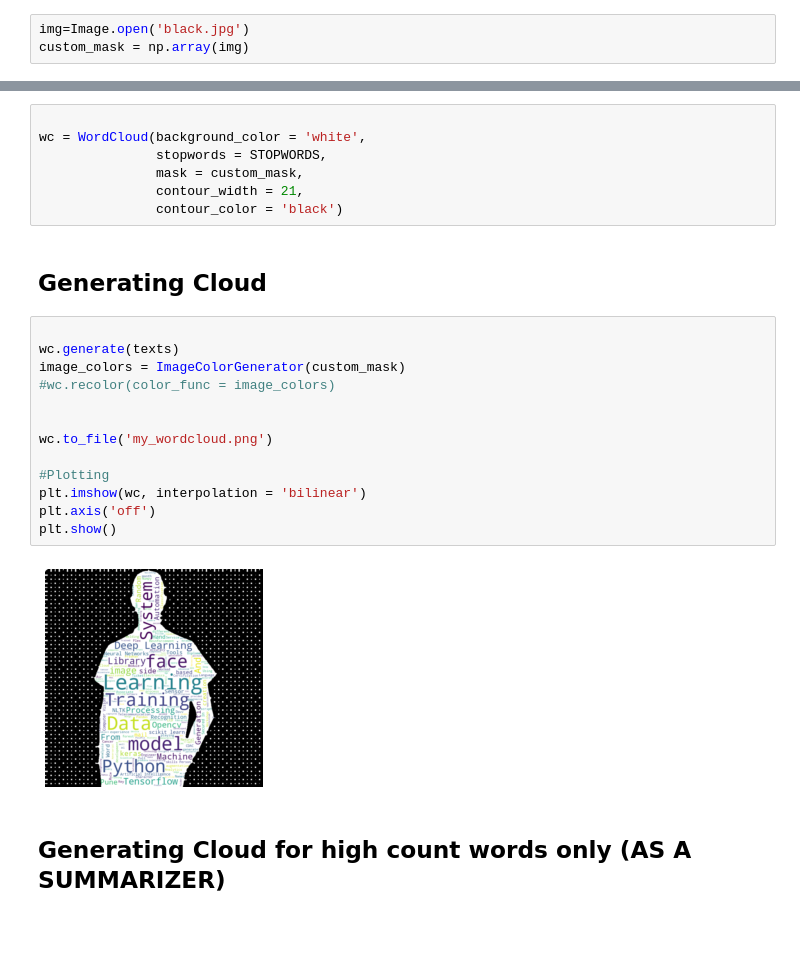
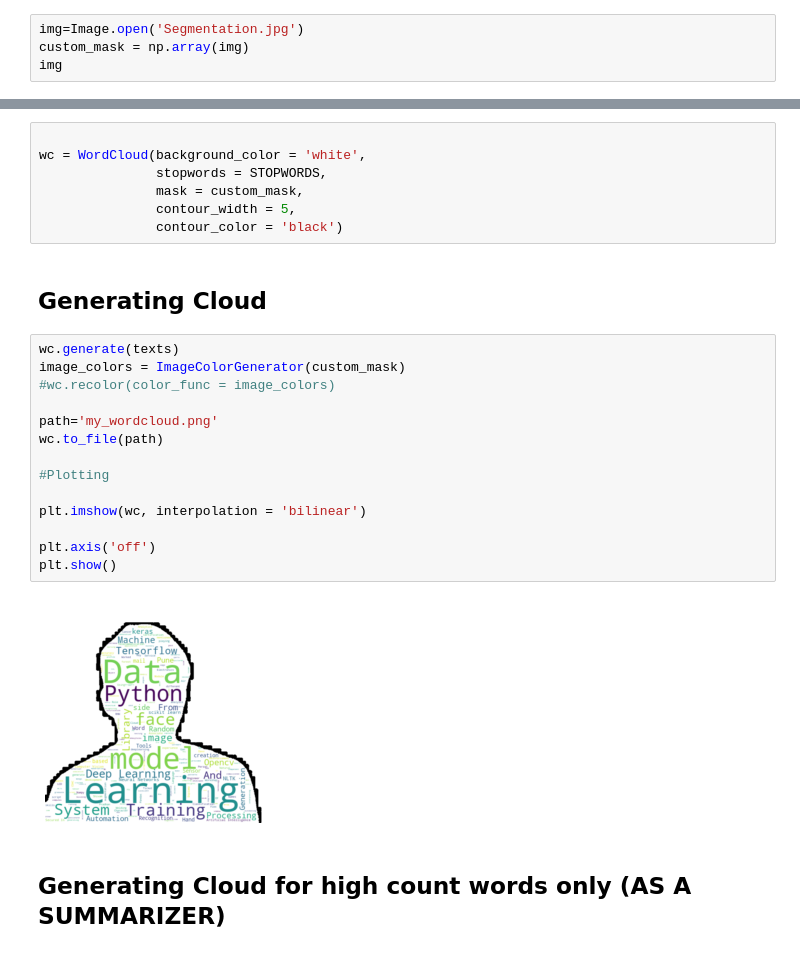
Before and after one commit to shivampradhan/Projects, a Jupyter notebook: wordcloud.ipynb, the cells around one changed output, grey strips where cells are left out. Cells and saved outputs as stored; diff of their text form.

```diff
--- a/wordcloud.ipynb
+++ b/wordcloud.ipynb
@@ -81,5 +82,6 @@ print(texts)
 # %% [markdown]
 ## Loading image
 # %%
-img=Image.open('black.jpg')
+img=Image.open('Segmentation.jpg')
 custom_mask = np.array(img)
+img
@@ -90,25 +94,26 @@ custom_mask = np.array(img)
 wc = WordCloud(background_color = 'white',
                stopwords = STOPWORDS,
                mask = custom_mask,
-               contour_width = 21,
+               contour_width = 5,
                contour_color = 'black')
 # %% [markdown]
 ## Generating Cloud
 # %%
-
 wc.generate(texts)
 image_colors = ImageColorGenerator(custom_mask)
 #wc.recolor(color_func = image_colors)
 
-
-wc.to_file('my_wordcloud.png')
+path='my_wordcloud.png'
+wc.to_file(path)
 
 #Plotting
+
 plt.imshow(wc, interpolation = 'bilinear')
+
 plt.axis('off')
 plt.show()
 # %% [output]
-[figure, old version]
+[figure, new version]
 # %% [markdown]
 ## Generating Cloud for high count words only (AS A SUMMARIZER)
 # %%
```
Also changed, not shown: parts of 4 cells of this notebook, 3 other files.
